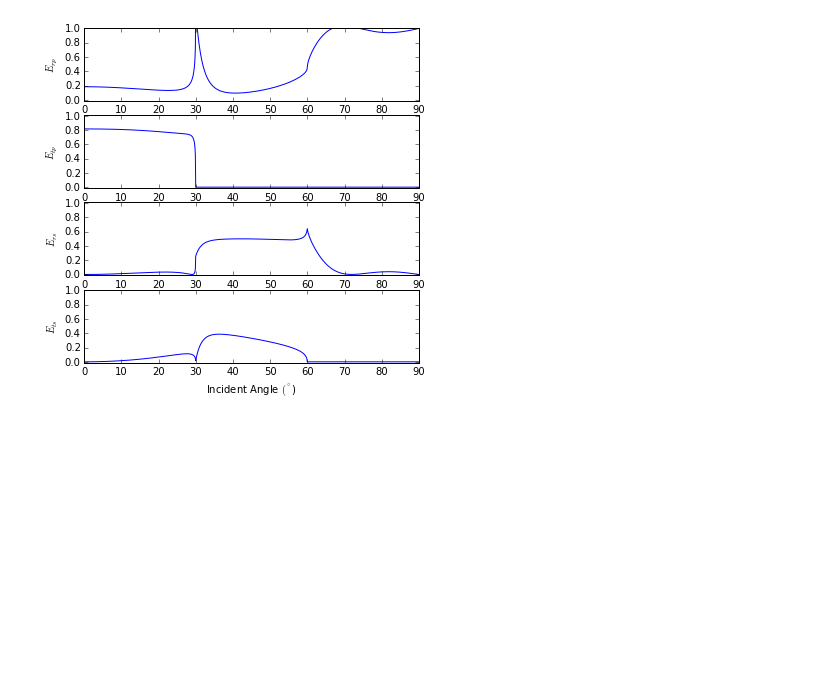
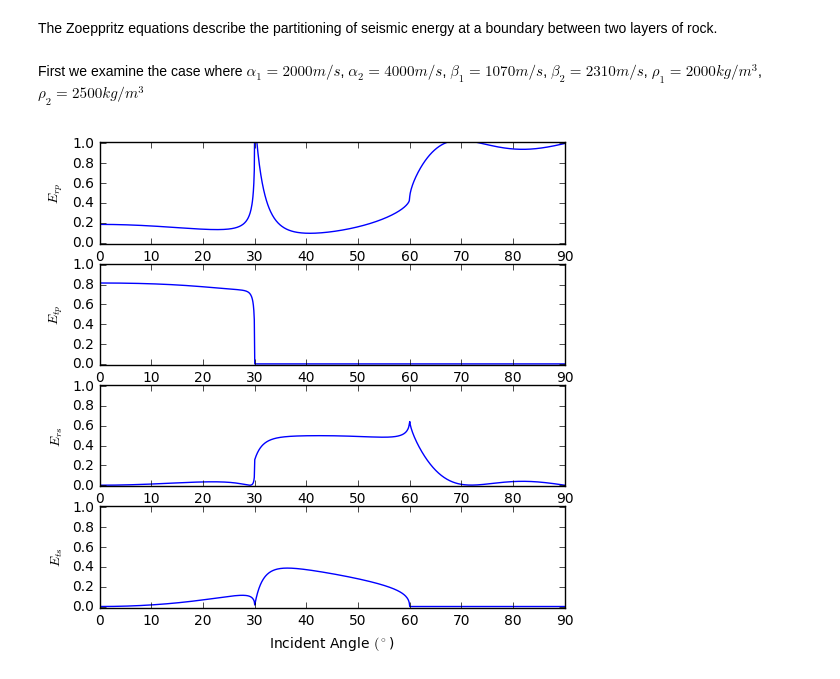
Before and after one commit to lluttrell/zoeppritz, a Jupyter notebook: zoeppritz.ipynb, the cells around one changed output. Cells and saved outputs as stored; diff of their text form; code cells hidden in the pictures; blank space fills up the shorter version.

```diff
--- a/zoeppritz.ipynb
+++ b/zoeppritz.ipynb
@@ -1,3 +1,5 @@
+# %% [markdown]
+The Zoeppritz equations describe the partitioning of seismic energy at a boundary between two layers of rock.
 # %%
 import numpy as np
 import cmath as cmath
@@ -6,15 +86,10 @@ import matplotlib.pyplot as plt
+# %% [markdown]
+First we examine the case where $\alpha_1 = 2000 m/s$, $\alpha_2 = 4000m/s$, $\beta_1=1070m/s$, $\beta_2=2310m/s$, $\rho_1=2000kg/m^3$, $\rho_2=2500kg/m^3$
 # %%
-#4a
 a1, a2 = 2000.,4000.
 b1, b2 = 1070.,2310.
 p1, p2 = 2000.,2500.
 
-#4b
-#a1, a2 = 1480.,3300.
-#b1, b2 = 1.,1300.
-#p1, p2 = 1000.,900.
-
-z1s = p1*b1
-z2s = p2*b2
-z1p = p1*a1
-z2p = p2*a2
+energycoeff(a1,a2,b1,b2,p1,p2)
+# %% [output]
+[figure, added]
@@ -70,23 +95,0 @@ for i in range(0,N):
-# %%
-fig,ax = plt.subplots(4,1,figsize=(6,6),sharex=False)
-ax[0].plot(theta1deg,ERP)
-ax[0].set_ylabel("$E_{rp}$")
-ax[0].set_ylim(-0.01,1.01)
-
-ax[1].plot(theta1deg,ETP)
-ax[1].set_ylabel("$E_{tp}$")
-ax[1].set_ylim(-0.01,1.01)
-
-ax[2].plot(theta1deg,ERS)
-ax[2].set_ylabel("$E_{rs}$")
-ax[2].set_ylim(-0.01,1.01)
-
-ax[3].plot(theta1deg,ETS)
-ax[3].set_ylabel("$E_{ts}$")
-ax[3].set_ylim(-0.01,1.01)
-ax[3].set_xlabel("Incident Angle $(^\circ$)")
-
-fig.savefig("4a.pdf")
-#fig.savefig("4b.pdf")
-# %% [output]
-[figure, removed]
```
Also changed, not shown: parts of 5 cells of this notebook.
